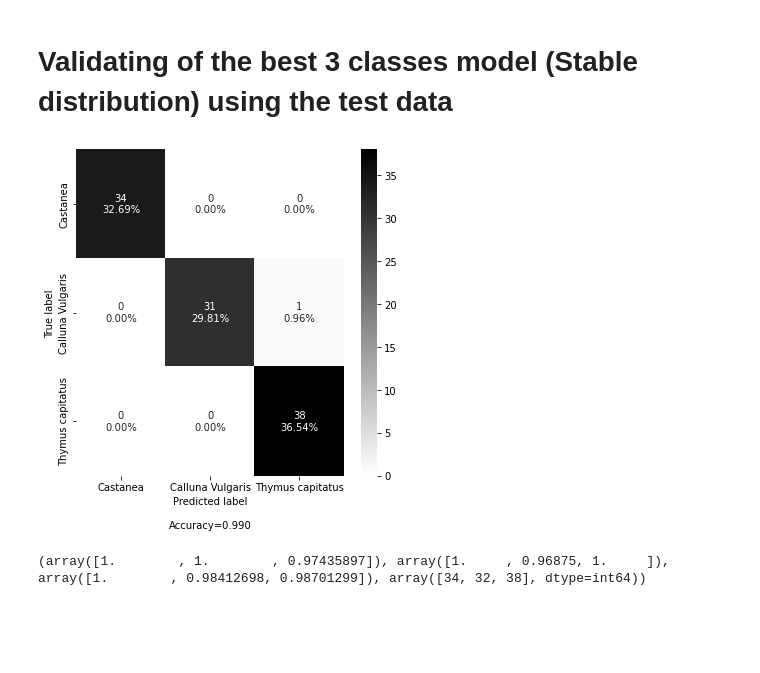
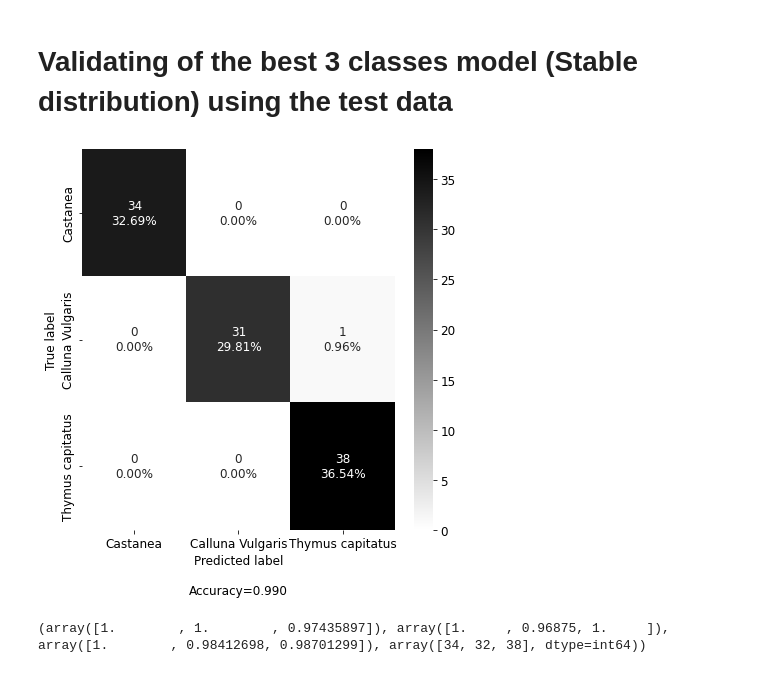
Before and after one commit to papandreas42/MLforHoney, a Jupyter notebook: Code/SVM with Matlab.ipynb, the cells around one changed output. Drawn from its saved outputs; the diff is of its cells as text; code cells hidden in the pictures; blank space fills up the shorter version.

```diff
--- a/Code/SVM with Matlab.ipynb
+++ b/Code/SVM with Matlab.ipynb
@@ -621,16 +623,20 @@ Number of Classes & Instances per class &   Distribution & CV split &  Mean Accu
 # %% [markdown]
 # Plot of accuracy vs the number of classes
 # %%
+plt.rcParams["font.family"] = "Times New Roman"
+plt.rcParams['font.size'] = 14
 
 ax = all_results[all_results["Distribution"]=="Normal"].plot(x="Number of Classes", y="Mean Accuracy", yerr="Standard Deviation of Mean Accuracy",style="x",label="Normal", markersize=5, capsize=5, capthick=2)
 all_results[all_results["Distribution"]=="Stable"].plot(x="Number of Classes", y="Mean Accuracy", yerr="Standard Deviation of Mean Accuracy",style=".",label="Stable", ax=ax, markersize=5, capsize=5, capthick=2)
 all_results[all_results["Distribution"]=="tLocationScale"].plot(x="Number of Classes", y="Mean Accuracy", yerr="Standard Deviation of Mean Accuracy",style="o",label="tLocationScale", ax=ax, markersize=5, capsize=5, capthick=2)
+ax.set_xlabel("Number of Classes")
 ax.set_ylabel("Mean Accuracy")
 ax.set_xticks(range(2,5))
 
 ax2 = all_results[all_results["Distribution"]=="Normal"].plot(x="Number of Classes", y="Standard Deviation of Mean Accuracy", style="-o",label="Normal", markersize=10)
 all_results[all_results["Distribution"]=="Stable"].plot(x="Number of Classes", y="Standard Deviation of Mean Accuracy" ,style="-o",label="Stable", ax=ax2, markersize=10)
 all_results[all_results["Distribution"]=="tLocationScale"].plot(x="Number of Classes", y="Standard Deviation of Mean Accuracy", style="-o",label="tLocationScale",ax=ax2, markersize=10)
+ax2.set_xlabel("Number of Classes")
 ax2.set_ylabel("Standard Deviation of Mean Accuracy")
 ax2.set_xticks(range(2,5))
 # %% [output]
@@ -642 +648,39 @@ ax2.set_xticks(range(2,5))
+# %%
+def get_split_dataset(path_to_distParamsSelect_folder, distribution):
+
+    df = prepare_features_for_scikit(os.path.join(path_to_distParamsSelect_folder, "dist_paramsSelect wt=db4 levels=3 dist="+distribution+".mat"))
+
+    A=keep_certain_classes(df, [2,10,13,15]).to_numpy()
+    x=A[:,:-1]
+    y=A[:,-1]
+
+    X_train, X_test, y_train, y_test = train_test_split(
+    x, y, test_size=0.33, random_state=41)
+
+    A_TRAIN = np.concatenate((X_train, np.array([y_train]).T), axis=1)
+    A_TEST = np.concatenate((X_test, np.array([y_test]).T), axis=1)
+
+    df_TRAIN = pd.DataFrame(A_TRAIN, columns = df.columns)
+    df_TEST = pd.DataFrame(A_TEST, columns = df.columns)
+
+    return dict(train=df_TRAIN, test=df_TEST)
+
+
+def get_larger_classes_from_df(df,n):
+    if n == 2: df = keep_certain_classes(df, [2,15])
+
+    #keeping n most populated classes
+    class_population=df['Labels'].value_counts(sort=True)
+    n_most_populated_classes= pd.DataFrame()
+
+    for i in range(n):
+        n_most_populated_classes = n_most_populated_classes.append(df[df["Labels"]==class_population.index[i]])
+
+    return n_most_populated_classes, df
+
+def keep_certain_classes(df, labels):
+    toRet = pd.DataFrame()
+    for label in labels:
+        toRet = toRet.append(df[df["Labels"]==label])
+    return toRet
 # %%
@@ -787,26 +831,26 @@ model = model.fit(x,y)
 # %%
 from sklearn.metrics import confusion_matrix
 
 test_data=datasets_dict["Stable"]["test"]
 
 larger_classes, df = get_larger_classes_from_df(test_data, number_of_classes)
 
 A=larger_classes.to_numpy()
 
 X_test=A[:,:-1]
 y_test=A[:,-1]
 
 cf_matrix = confusion_matrix(y_test, model.predict(X_test))
 
 labels = ['True Neg',"False Pos","False Neg","True Pos"]
 categories = ["Castanea", "Calluna Vulgaris", "Thymus capitatus"]
 make_confusion_matrix(cf_matrix,
-                      figsize=(6,6),
+                      figsize=(7,7),
                       group_names=labels,
                       categories=categories,
                       cmap="binary")
 # %% [output]
-[figure, old version]
+[figure, new version]
 # %%
 from sklearn.metrics import precision_recall_fscore_support
 
```
Also changed, not shown: parts of 9 cells of this notebook, 1 other file.
